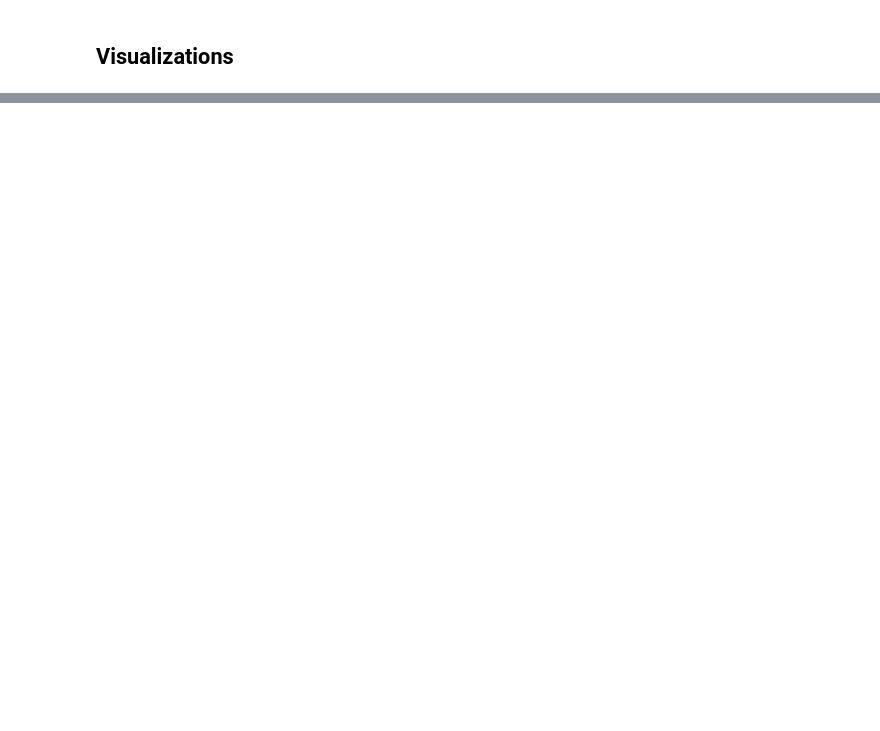
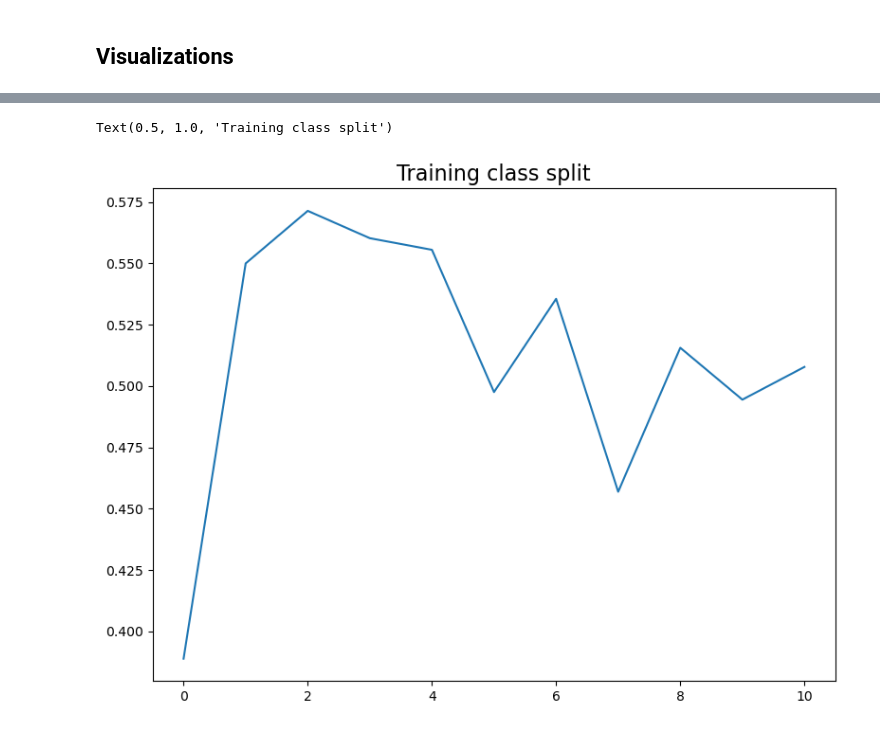
Before and after one commit to kaiser-dan/proj_naive-embedded-reconstruction, a Jupyter notebook: notebooks/ex/prelim_isomap.ipynb, the cells around one changed output, grey strips where cells are left out. Drawn from its saved outputs; the diff is of its cells as text; code cells hidden in the pictures; blank space fills up the shorter version.

```diff
--- a/notebooks/ex/prelim_isomap.ipynb
+++ b/notebooks/ex/prelim_isomap.ipynb
@@ -359,0 +505,9 @@ plt.savefig(f"{FP_FIGS}/line_auroc-pfi_prelim-isomap.png")
+# %%
+plt.plot([
+    model.label_distribution()[1] / sum(model.label_distribution().values())
+    for model in models
+])
+plt.title("Training class split")
+# %% [output]
+Text(0.5, 1.0, 'Training class split')
+[figure, added]
```
Also changed, not shown: parts of 17 cells of this notebook, 7 other files.
